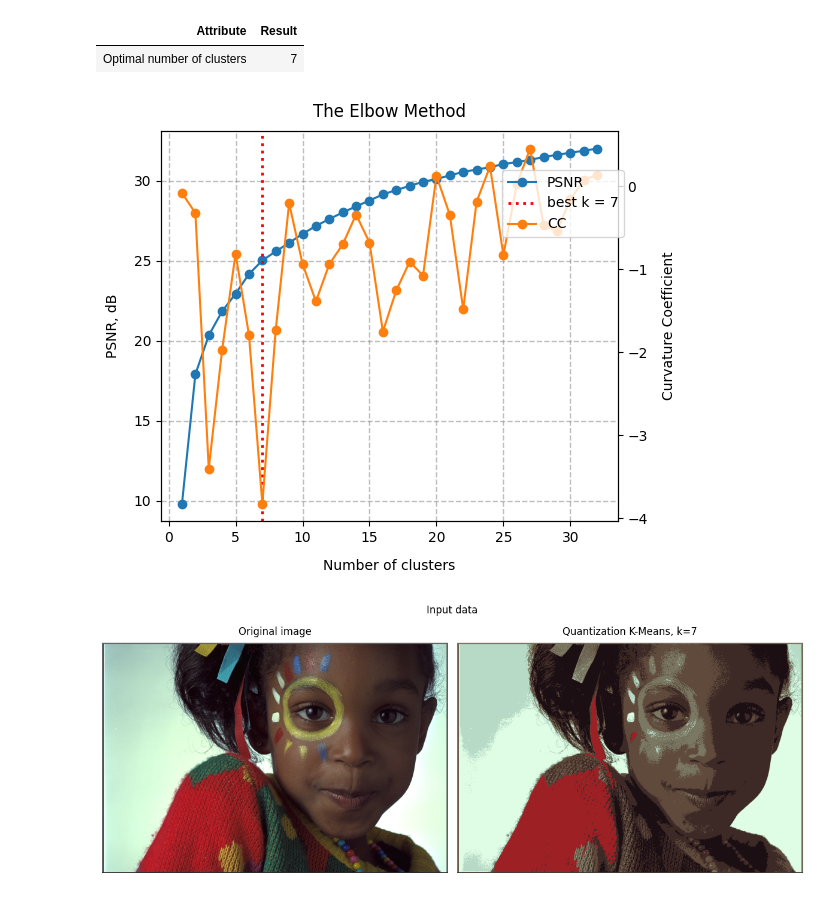
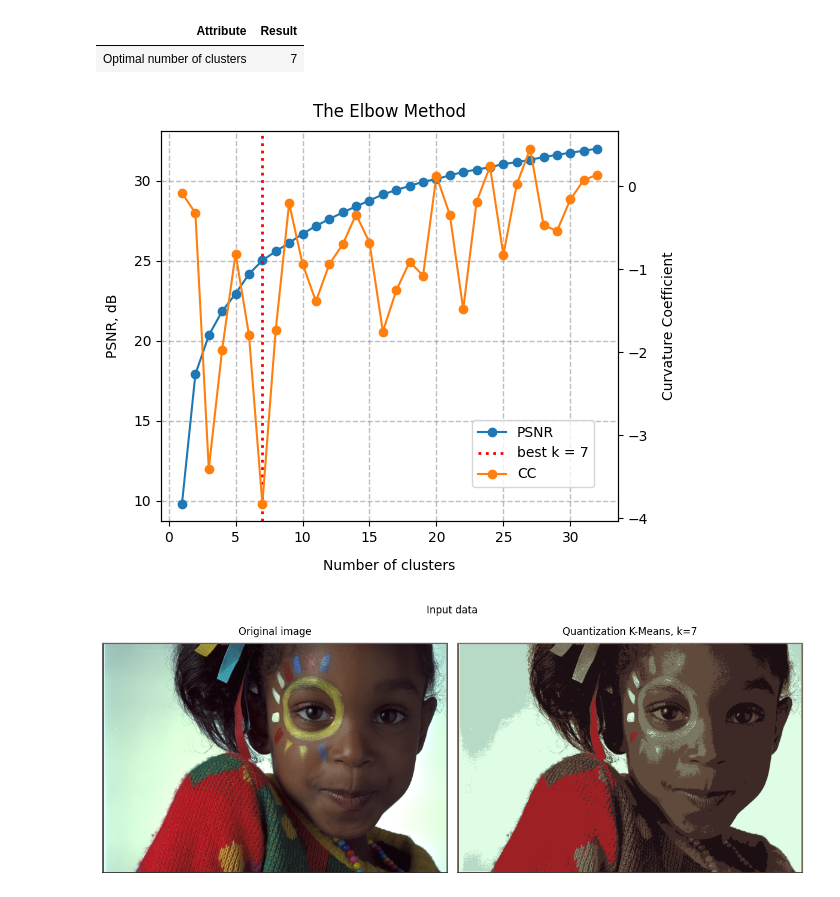
Before and after one commit to BogdanPinchuk/ComputerVision-PBY_HW8, a Jupyter notebook: Investigation.ipynb, the cells around one changed output. Cells and saved outputs as stored; diff of their text form; code cells hidden in the pictures.

Commit message:
[Homework8] - corrected legend

```diff
--- a/Investigation.ipynb
+++ b/Investigation.ipynb
@@ -195,35 +195,35 @@ The Elbow Method
 # %%
 # Graphic results
 
 import matplotlib.pyplot as plt
 
 # Input data
 
 # Solution
 fig, axes = plt.subplots(figsize=(6, 5))
 
 ax_l = axes
 ax_l.plot(wcss.keys(), wcss.values(), marker='o', label='PSNR', color='tab:blue')
 ax_l.axvline(best_k, linestyle=':', color='red', linewidth=2.0, label=f"best k = {best_k}")
 
 ax_l.grid(axis='both', visible=True, which='major', ls='--', linewidth=1.0, color='tab:gray')
 # ax.minorticks_on()
 # ax.grid(axis='both', visible=True, which='minor', ls=':', linewidth=0.5, color='tab:green')
 ax_l.set_title("The Elbow Method", pad=10, loc='center', color='black')
 ax_l.set_xlabel("Number of clusters", labelpad=10, loc='center', color='black')
 ax_l.set_ylabel("PSNR, dB", labelpad=10, loc='center', color='black')
 
 ax_r = ax_l.twinx()
 ax_r.plot(wcss.keys(), norm_coef_curv, marker='o', label='CC', color='tab:orange')
 ax_r.set_ylabel("Curvature Coefficient", labelpad=10, loc='center', color='black')
 
 # plt.suptitle("test")
 
-fig.legend(bbox_to_anchor=(0.9, 0.85))
+fig.legend(bbox_to_anchor=(0.85, 0.35))
 plt.tight_layout()
 plt.show()
 # %% [output]
-[figure, old version]
+[figure, new version]
 # %%
 # Graphic results
 
```
Also changed, not shown: parts of 1 cell of this notebook.
